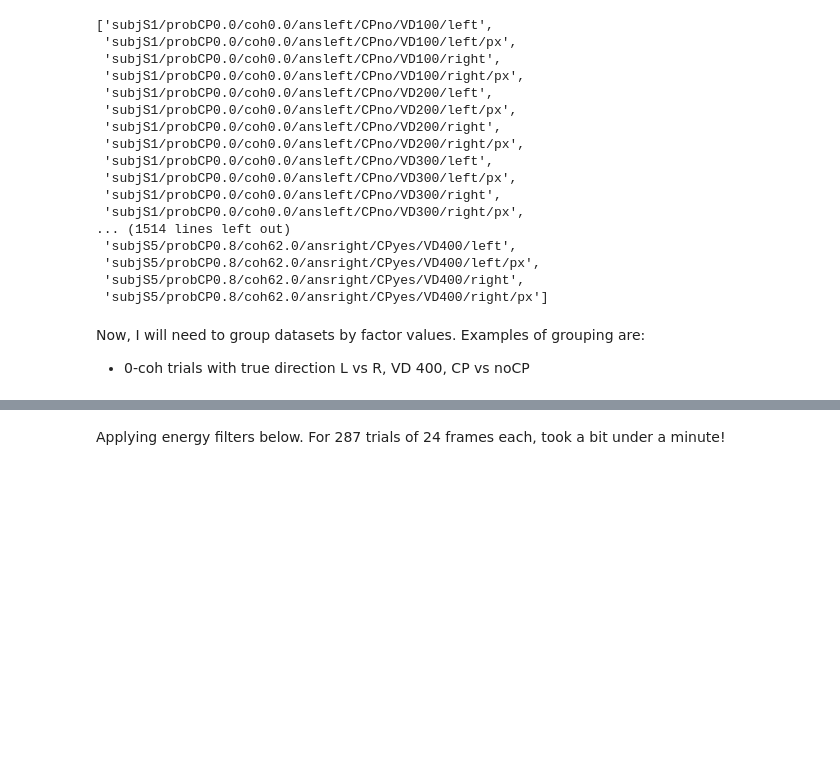
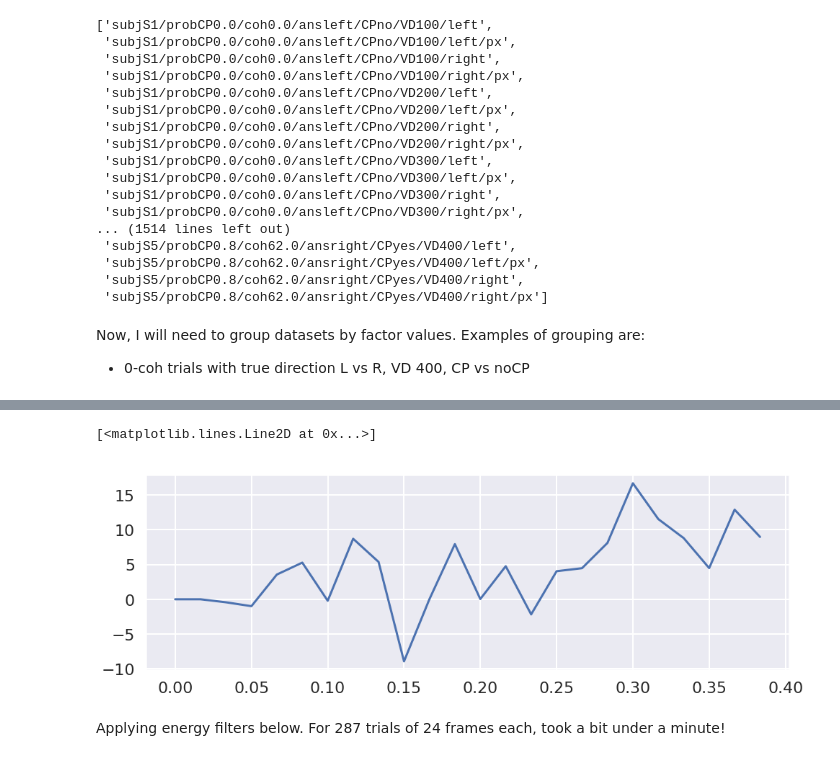
Before and after one commit to aernesto/motion_energy_Adrian, a Jupyter notebook: Python/notebooks/ME_pilot_summer_2019_II.ipynb, the cells around one changed output, grey strips where cells are left out. Cells and saved outputs as stored; diff of their text form; code cells hidden in the pictures; blank space fills up the shorter version.

```diff
--- a/Python/notebooks/ME_pilot_summer_2019_II.ipynb
+++ b/Python/notebooks/ME_pilot_summer_2019_II.ipynb
@@ -204,0 +204,4 @@ min # of frames 25
+# %%
+righties = agg_df.groupby('time').mean()
+# %%
+lefties = agg_df2.groupby('time').mean()
@@ -204,0 +228,2 @@ min # of frames 25
+# %%
+final = righties['ME'] - lefties['ME']
@@ -205,3 +240,9 @@ min # of frames 25
+# %%
+plt.rcParams["figure.figsize"] = (16, 5) # (w, h) # figure size
+plt.plot(final)
+# %% [output]
+[<matplotlib.lines.Line2D at 0x...>]
+[figure, added]
 # %% [markdown]
 Applying energy filters below. For 287 trials of 24 frames each, took a bit under a minute!
 # %% [markdown]
```
Also changed, not shown: parts of 6 cells of this notebook.
